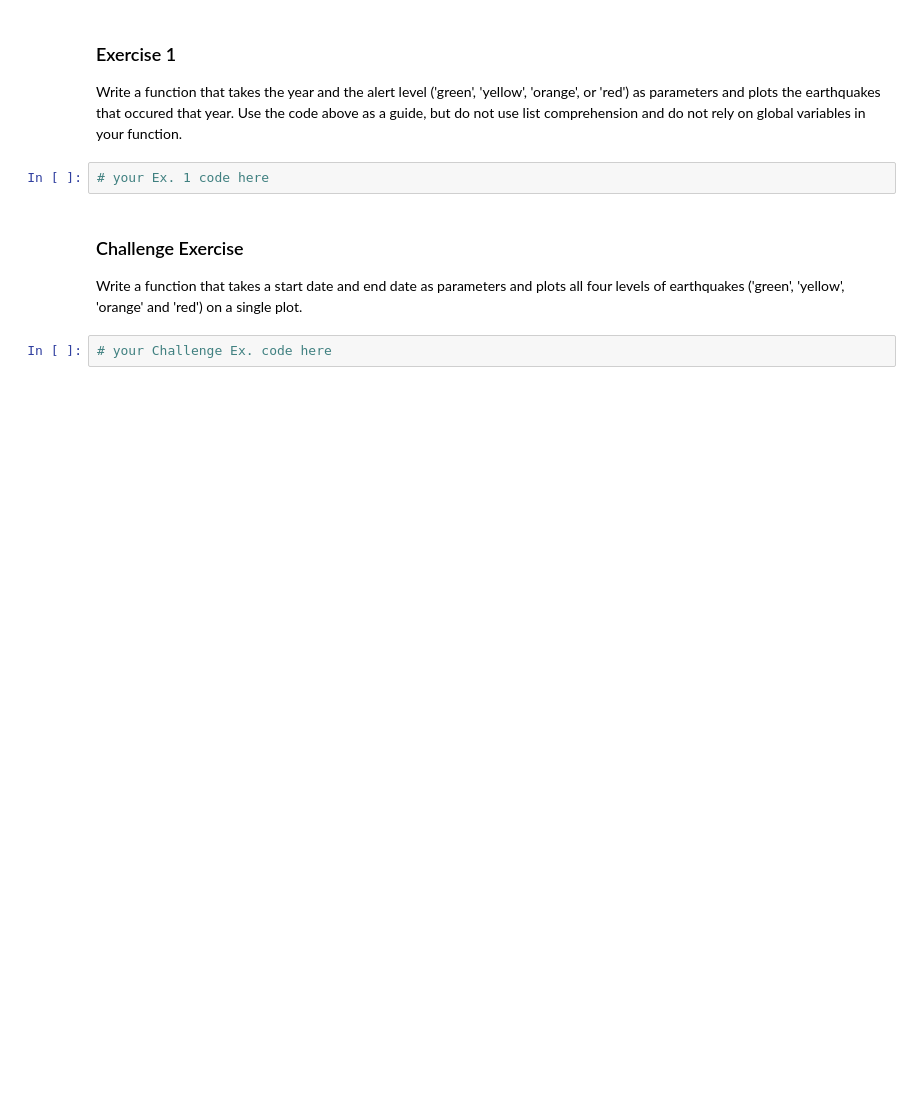
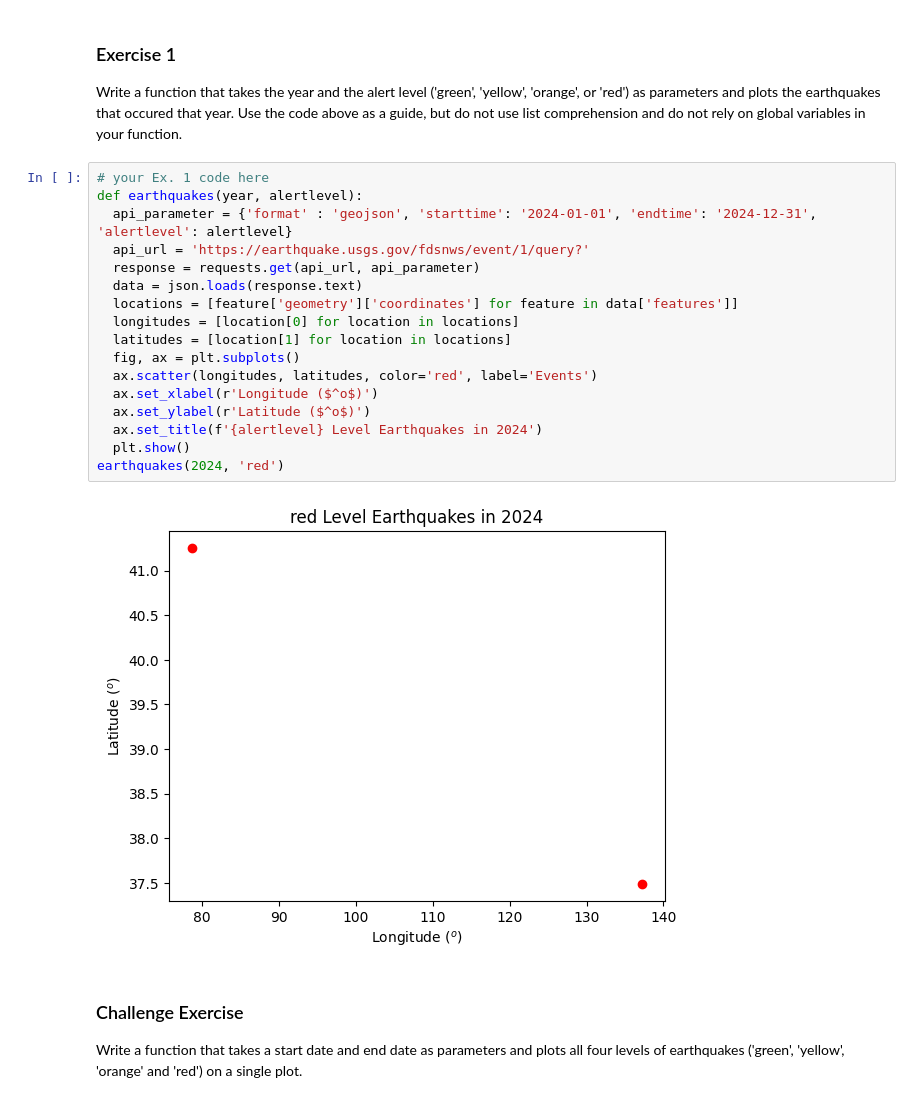
Before and after one commit to Parbjot/comp215, a Jupyter notebook: labs/lab01-introduction.ipynb, the cells around one changed output. Cells and saved outputs as stored; diff of their text form; blank space fills up the shorter version.

```diff
--- a/labs/lab01-introduction.ipynb
+++ b/labs/lab01-introduction.ipynb
@@ -144,11 +162,26 @@ plt.show()
 ### Exercise 1
 
 Write a function that takes the year and the alert level ('green', 'yellow', 'orange', or 'red') as parameters and plots the earthquakes that occured that year.  Use the code above as a guide, but do not use list comprehension and do not rely on global variables in your function.
-# %%
-# your Ex. 1 code here
+# %%
+# your Ex. 1 code here
+def earthquakes(year, alertlevel):
+  api_parameter = {'format' : 'geojson', 'starttime': '2024-01-01', 'endtime': '2024-12-31', 'alertlevel': alertlevel}
+  api_url = 'https://earthquake.usgs.gov/fdsnws/event/1/query?'
+  response = requests.get(api_url, api_parameter)
+  data = json.loads(response.text)
+  locations = [feature['geometry']['coordinates'] for feature in data['features']]
+  longitudes = [location[0] for location in locations]
+  latitudes = [location[1] for location in locations]
+  fig, ax = plt.subplots()
+  ax.scatter(longitudes, latitudes, color='red', label='Events')
+  ax.set_xlabel(r'Longitude ($^o$)')
+  ax.set_ylabel(r'Latitude ($^o$)')
+  ax.set_title(f'{alertlevel} Level Earthquakes in 2024')
+  plt.show()
+earthquakes(2024, 'red')
+# %% [output]
+[figure, added]
 # %% [markdown]
 ### Challenge Exercise
 
 Write a function that takes a start date and end date as parameters and plots all four levels of earthquakes ('green', 'yellow', 'orange' and 'red') on a single plot.
-# %%
-# your Challenge Ex. code here
```
Also changed, not shown: parts of 6 cells of this notebook.
